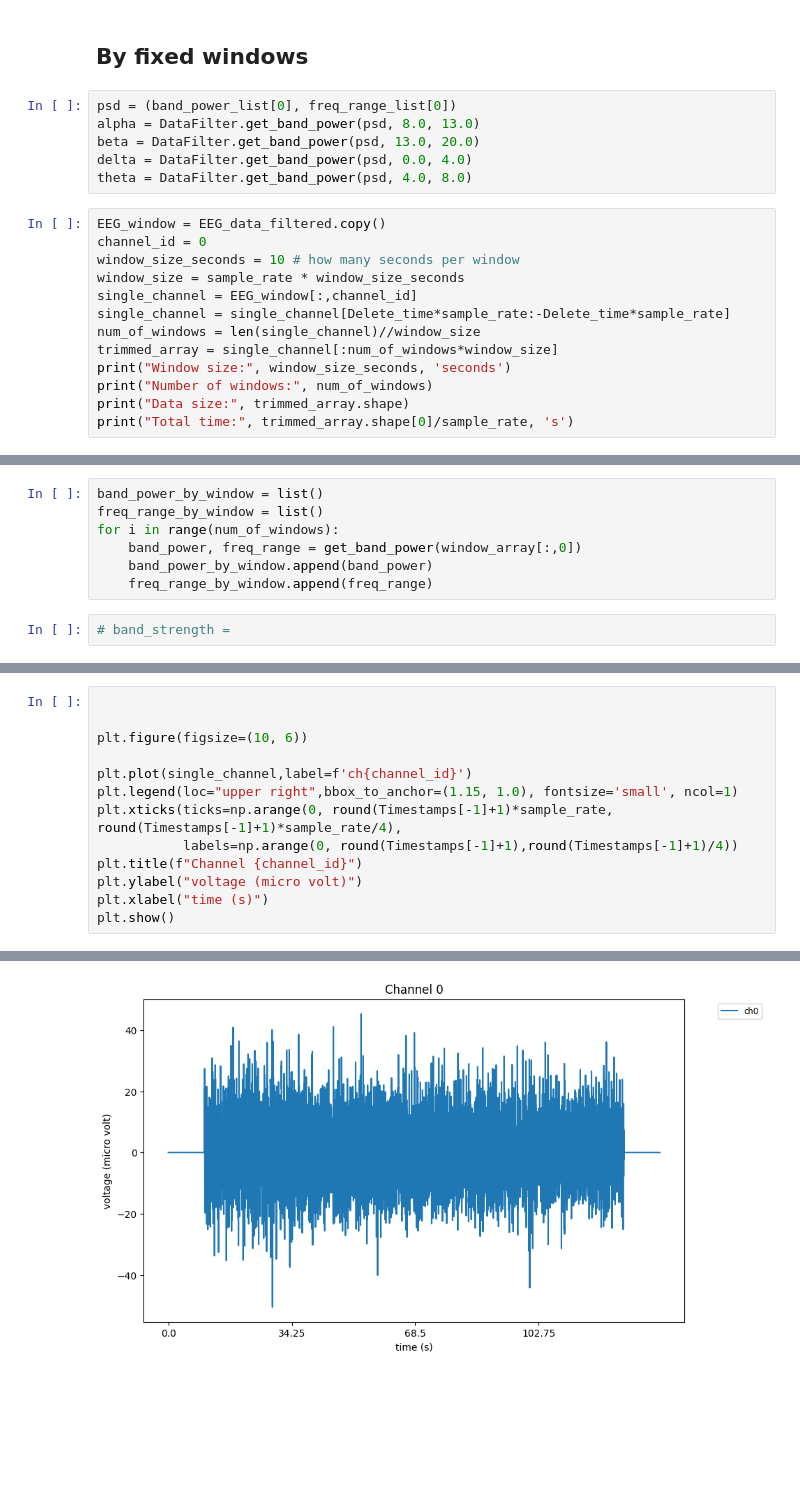
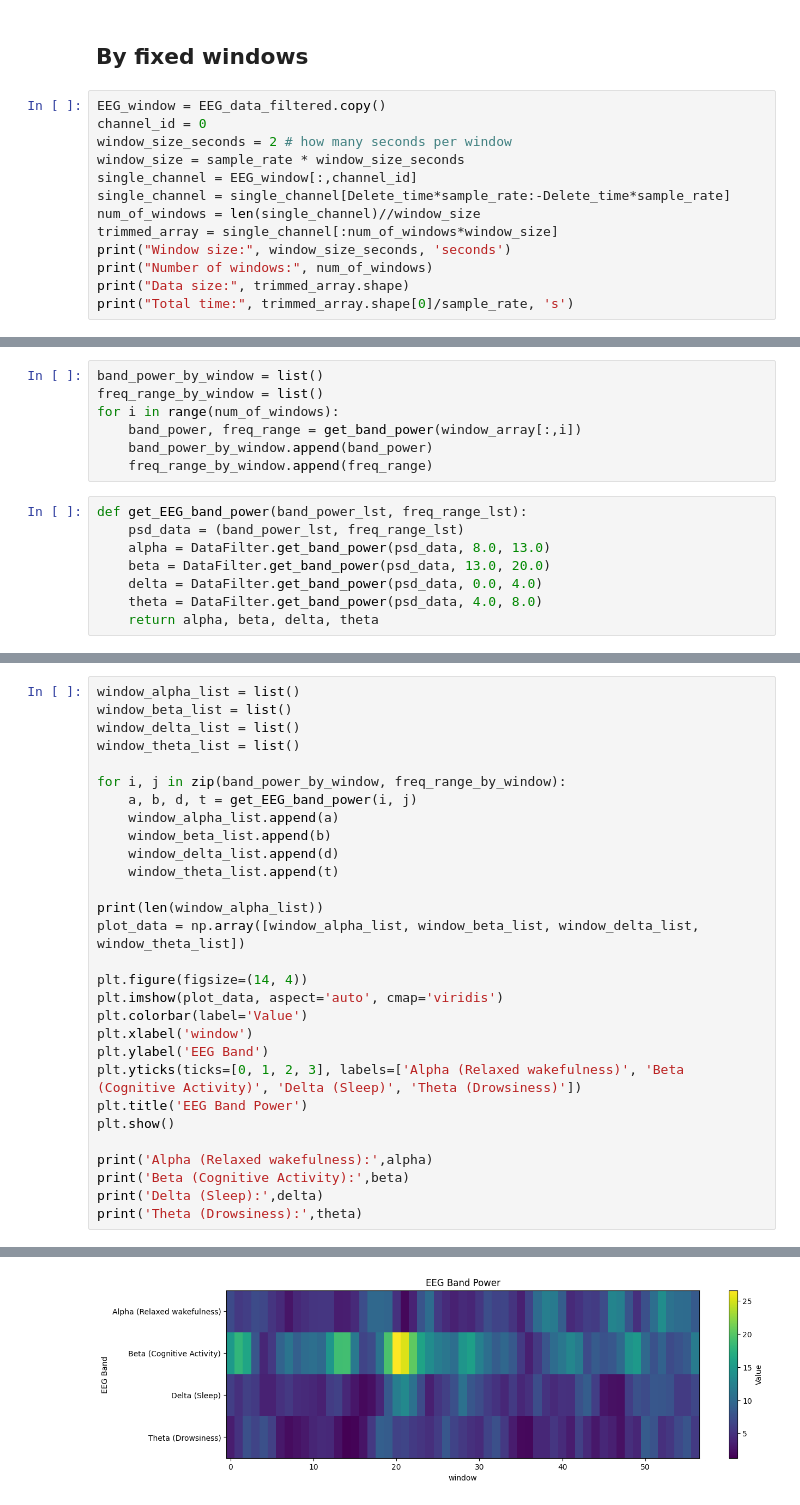
Before and after one commit to ForMyCat/Digital_self, a Jupyter notebook: scripts/EEG Visualization.ipynb, the cells around one changed output, grey strips where cells are left out. Saved outputs shown, nothing was run; the diff lists cells and outputs as text; blank space fills up the shorter version.

```diff
--- a/scripts/EEG Visualization.ipynb
+++ b/scripts/EEG Visualization.ipynb
@@ -269,16 +276,10 @@ Theta (Drowsiness): 6.593764072185037
 # Break down signal strength by timewindow
 # %% [markdown]
 ## By fixed windows
-# %%
-psd = (band_power_list[0], freq_range_list[0])
-alpha = DataFilter.get_band_power(psd, 8.0, 13.0)
-beta = DataFilter.get_band_power(psd, 13.0, 20.0)
-delta = DataFilter.get_band_power(psd, 0.0, 4.0)
-theta = DataFilter.get_band_power(psd, 4.0, 8.0)
 # %%
 EEG_window = EEG_data_filtered.copy()
 channel_id = 0
-window_size_seconds = 10 # how many seconds per window
+window_size_seconds = 2 # how many seconds per window
 window_size = sample_rate * window_size_seconds
 single_channel = EEG_window[:,channel_id]
 single_channel = single_channel[Delete_time*sample_rate:-Delete_time*sample_rate]
@@ -302,8 +307,14 @@ print(window_array.shape)
 band_power_by_window = list()
 freq_range_by_window = list()
 for i in range(num_of_windows):
-    band_power, freq_range = get_band_power(window_array[:,0])
+    band_power, freq_range = get_band_power(window_array[:,i])
     band_power_by_window.append(band_power)
     freq_range_by_window.append(freq_range)
 # %%
-# band_strength =
+def get_EEG_band_power(band_power_lst, freq_range_lst):
+    psd_data = (band_power_lst, freq_range_lst)
+    alpha = DataFilter.get_band_power(psd_data, 8.0, 13.0)
+    beta = DataFilter.get_band_power(psd_data, 13.0, 20.0)
+    delta = DataFilter.get_band_power(psd_data, 0.0, 4.0)
+    theta = DataFilter.get_band_power(psd_data, 4.0, 8.0)
+    return alpha, beta, delta, theta
@@ -310,14 +341,30 @@ for i in range(num_of_windows):
 # %%
+window_alpha_list = list()
+window_beta_list = list()
+window_delta_list = list()
+window_theta_list = list()
 
+for i, j in zip(band_power_by_window, freq_range_by_window):
+    a, b, d, t = get_EEG_band_power(i, j)
+    window_alpha_list.append(a)
+    window_beta_list.append(b)
+    window_delta_list.append(d)
+    window_theta_list.append(t)
 
-plt.figure(figsize=(10, 6))
+print(len(window_alpha_list))
+plot_data = np.array([window_alpha_list, window_beta_list, window_delta_list, window_theta_list])
 
-plt.plot(single_channel,label=f'ch{channel_id}')
-plt.legend(loc="upper right",bbox_to_anchor=(1.15, 1.0), fontsize='small', ncol=1)
-plt.xticks(ticks=np.arange(0, round(Timestamps[-1]+1)*sample_rate, round(Timestamps[-1]+1)*sample_rate/4),
-           labels=np.arange(0, round(Timestamps[-1]+1),round(Timestamps[-1]+1)/4))
-plt.title(f"Channel {channel_id}")
-plt.ylabel("voltage (micro volt)")
-plt.xlabel("time (s)")
+plt.figure(figsize=(14, 4))
+plt.imshow(plot_data, aspect='auto', cmap='viridis')
+plt.colorbar(label='Value')
+plt.xlabel('window')
+plt.ylabel('EEG Band')
+plt.yticks(ticks=[0, 1, 2, 3], labels=['Alpha (Relaxed wakefulness)', 'Beta (Cognitive Activity)', 'Delta (Sleep)', 'Theta (Drowsiness)'])
+plt.title('EEG Band Power')
 plt.show()
+
+print('Alpha (Relaxed wakefulness):',alpha)
+print('Beta (Cognitive Activity):',beta)
+print('Delta (Sleep):',delta)
+print('Theta (Drowsiness):',theta)
 # %% [output]
@@ -324 +372 @@ plt.show()
-[figure, old version]
+[figure, new version]
```
Also changed, not shown: parts of 16 cells of this notebook, 5 other files.
